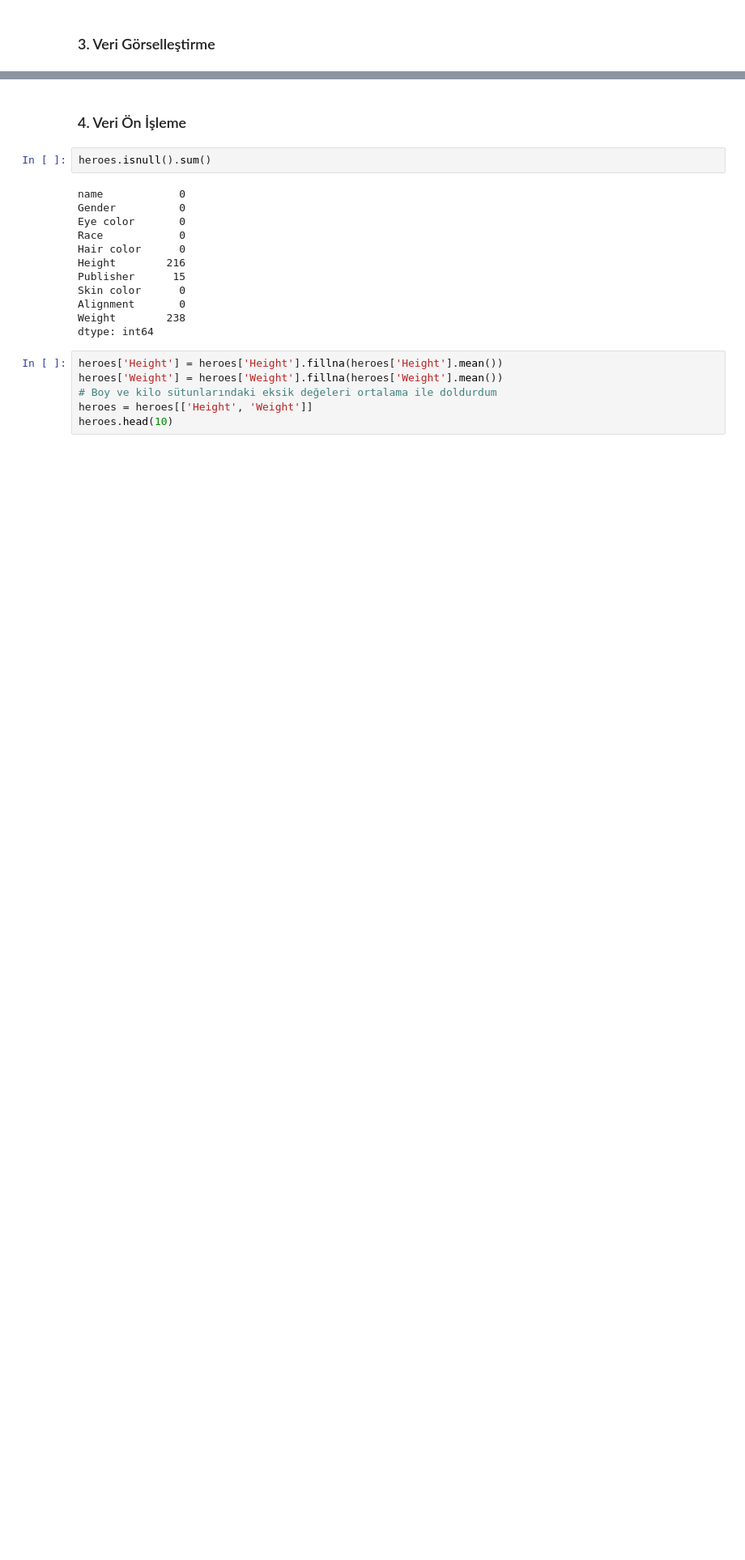
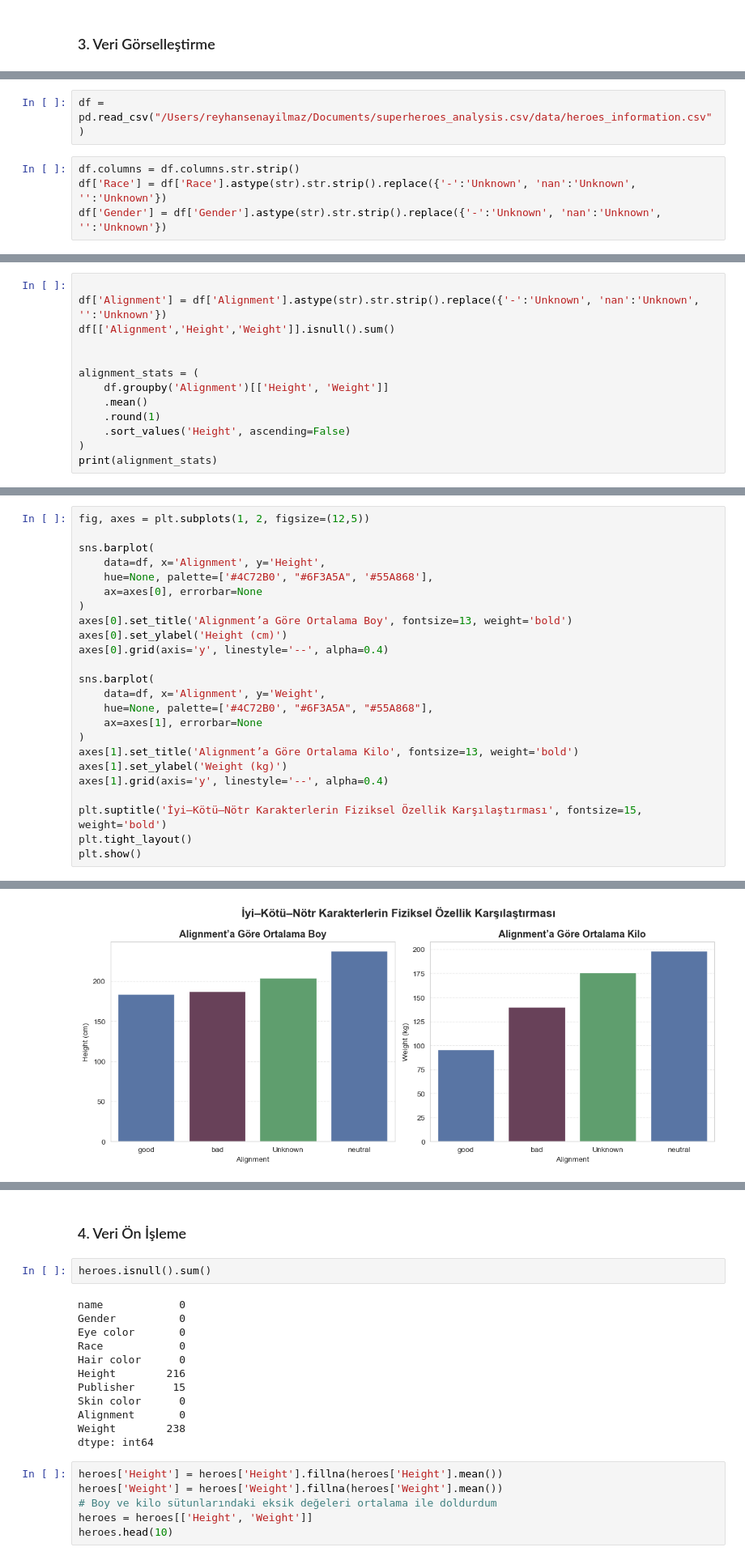
Before and after one commit to reyssena/superheroes_analysis.csv, a Jupyter notebook: notebooks/superheroes_eda_model.ipynb, the cells around one changed output, grey strips where cells are left out. Shown: that part at 81% size. Drawn from its saved outputs; the diff is of its cells as text; blank space fills up the shorter version.

```diff
--- a/notebooks/superheroes_eda_model.ipynb
+++ b/notebooks/superheroes_eda_model.ipynb
@@ -389,0 +313,6 @@ plt.show()
+# %%
+df = pd.read_csv("/Users/reyhansenayilmaz/Documents/superheroes_analysis.csv/data/heroes_information.csv")
+# %%
+df.columns = df.columns.str.strip()
+df['Race'] = df['Race'].astype(str).str.strip().replace({'-':'Unknown', 'nan':'Unknown', '':'Unknown'})
+df['Gender'] = df['Gender'].astype(str).str.strip().replace({'-':'Unknown', 'nan':'Unknown', '':'Unknown'})
@@ -389,0 +376,13 @@ plt.show()
+# %%
+
+df['Alignment'] = df['Alignment'].astype(str).str.strip().replace({'-':'Unknown', 'nan':'Unknown', '':'Unknown'})
+df[['Alignment','Height','Weight']].isnull().sum()
+
+
+alignment_stats = (
+    df.groupby('Alignment')[['Height', 'Weight']]
+    .mean()
+    .round(1)
+    .sort_values('Height', ascending=False)
+)
+print(alignment_stats)
@@ -389,0 +396,25 @@ plt.show()
+# %%
+fig, axes = plt.subplots(1, 2, figsize=(12,5))
+
+sns.barplot(
+    data=df, x='Alignment', y='Height',
+    hue=None, palette=['#4C72B0', "#6F3A5A", '#55A868'],
+    ax=axes[0], errorbar=None
+)
+axes[0].set_title('Alignment’a Göre Ortalama Boy', fontsize=13, weight='bold')
+axes[0].set_ylabel('Height (cm)')
+axes[0].grid(axis='y', linestyle='--', alpha=0.4)
+
+sns.barplot(
+    data=df, x='Alignment', y='Weight',
+    hue=None, palette=['#4C72B0', "#6F3A5A", "#55A868"],
+    ax=axes[1], errorbar=None
+)
+axes[1].set_title('Alignment’a Göre Ortalama Kilo', fontsize=13, weight='bold')
+axes[1].set_ylabel('Weight (kg)')
+axes[1].grid(axis='y', linestyle='--', alpha=0.4)
+
+plt.suptitle('İyi–Kötü–Nötr Karakterlerin Fiziksel Özellik Karşılaştırması', fontsize=15, weight='bold')
+plt.tight_layout()
+plt.show()
+# %% [output]
@@ -389,0 +432 @@ plt.show()
+[figure, added]
```
Also changed, not shown: parts of 70 cells of this notebook.
